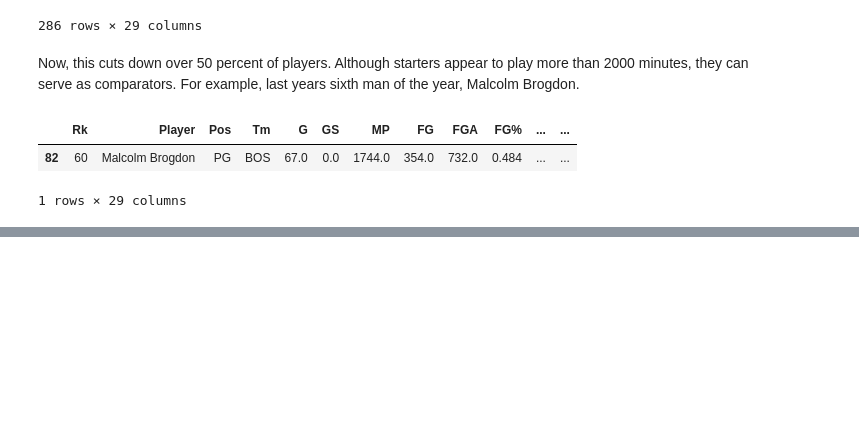
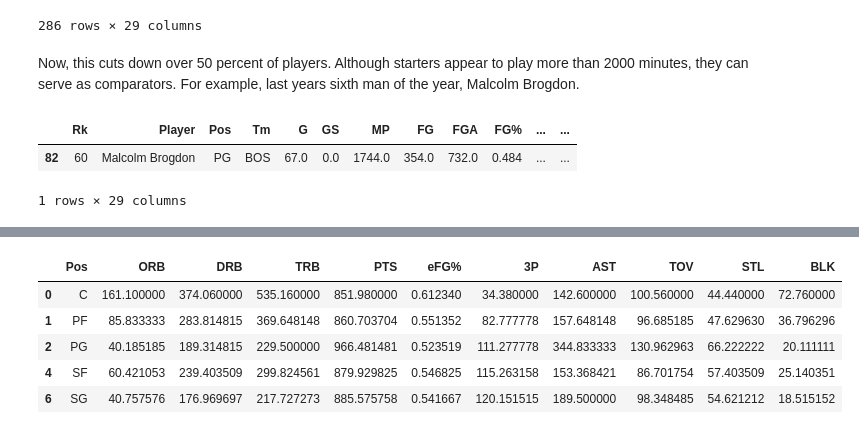
Before and after one commit to raoguchi/NBA_Stats_Comparator, a Jupyter notebook: austin_reaves.ipynb, the cells around one changed output, grey strips where cells are left out. Drawn from its saved outputs; the diff is of its cells as text; code cells hidden in the pictures; blank space fills up the shorter version.

```diff
--- a/austin_reaves.ipynb
+++ b/austin_reaves.ipynb
@@ -152,0 +217,11 @@ Albeit, these metrics are simplications of what is actually happening on the cou
+# %%
+subset_total_avgs = total_position_averages.reset_index().copy()
+subset_total_avgs = subset_total_avgs[subset_total_avgs['Pos'].isin(['PG','SG','SF','PF','C'])]
+subset_total_avgs
+# %% [output]
+|  | Pos | ORB | DRB | TRB | PTS | eFG% | 3P | AST | TOV | STL | BLK |
+| 0 | C | 161.100000 | 374.060000 | 535.160000 | 851.980000 | 0.612340 | 34.380000 | 142.600000 | 100.560000 | 44.440000 | 72.760000 |
+| 1 | PF | 85.833333 | 283.814815 | 369.648148 | 860.703704 | 0.551352 | 82.777778 | 157.648148 | 96.685185 | 47.629630 | 36.796296 |
+| 2 | PG | 40.185185 | 189.314815 | 229.500000 | 966.481481 | 0.523519 | 111.277778 | 344.833333 | 130.962963 | 66.222222 | 20.111111 |
+| 4 | SF | 60.421053 | 239.403509 | 299.824561 | 879.929825 | 0.546825 | 115.263158 | 153.368421 | 86.701754 | 57.403509 | 25.140351 |
+| 6 | SG | 40.757576 | 176.969697 | 217.727273 | 885.575758 | 0.541667 | 120.151515 | 189.500000 | 98.348485 | 54.621212 | 18.515152 |
```
Also changed, not shown: parts of 12 cells of this notebook, 1 other file.
